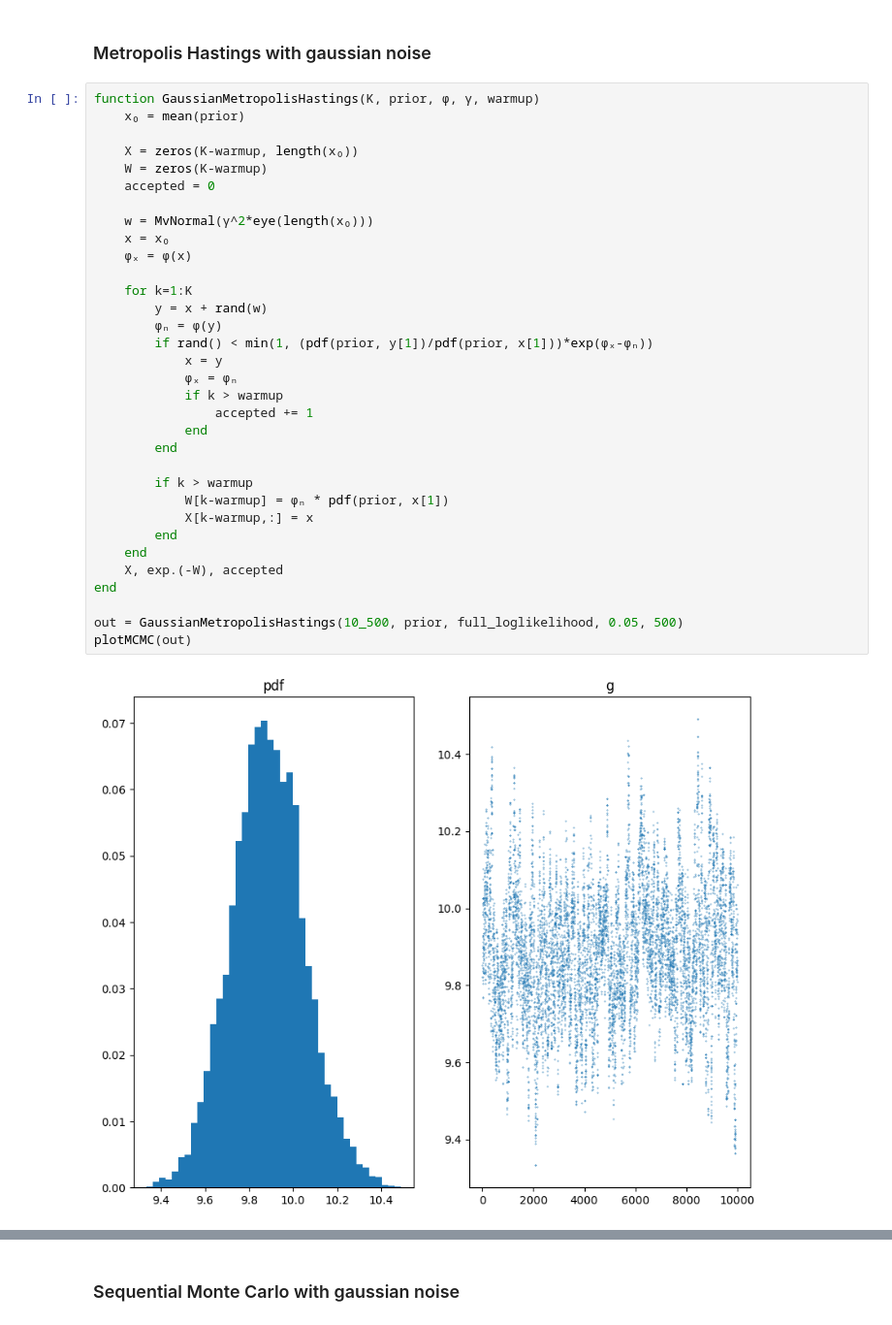
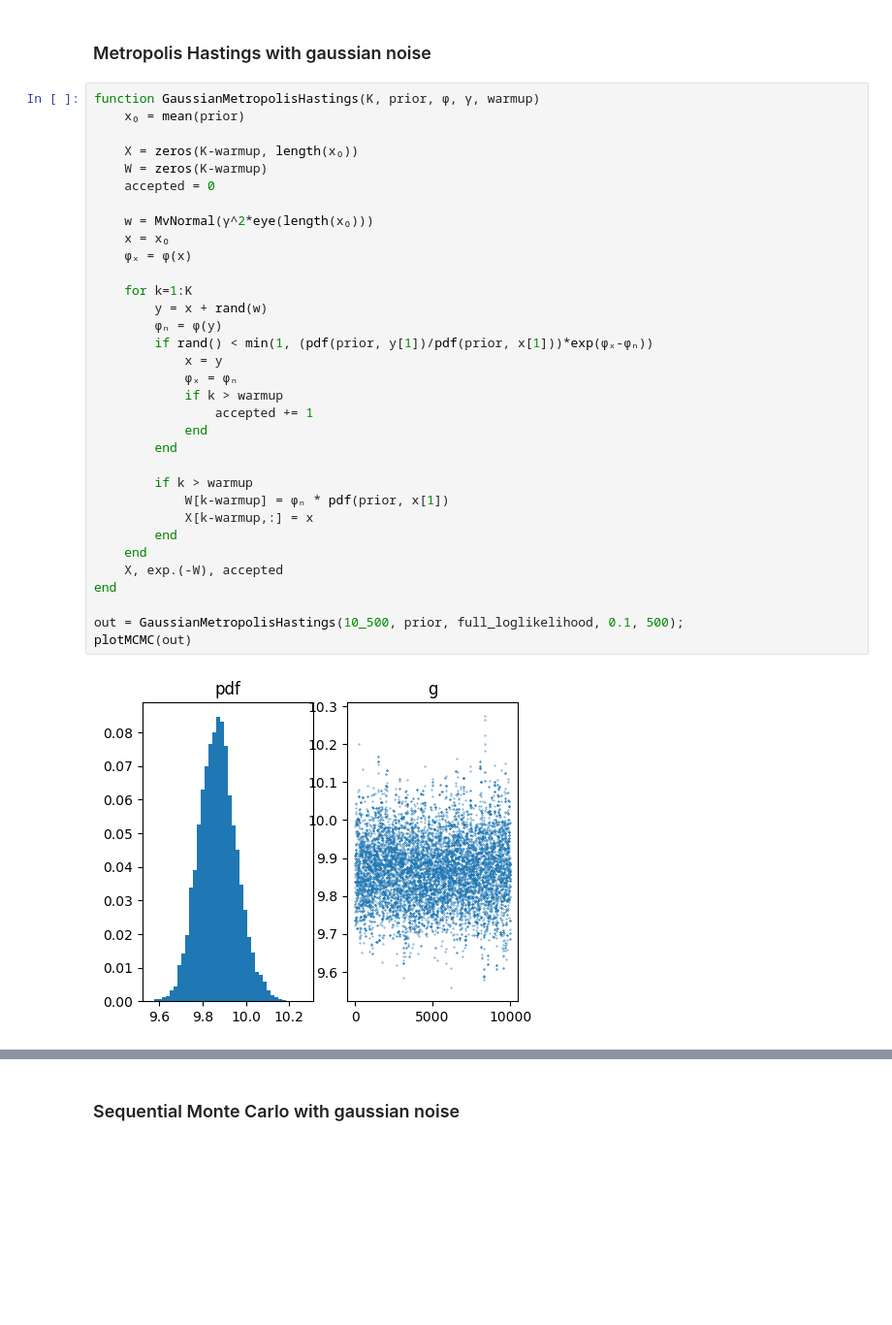
Before and after one commit to matthieubulte/smc, a Jupyter notebook: code/Results.ipynb, the cells around one changed output, grey strips where cells are left out. Shown at 97% size. Cells and saved outputs as stored; diff of their text form; blank space fills up the shorter version.

```diff
--- a/code/Results.ipynb
+++ b/code/Results.ipynb
@@ -83,32 +88,32 @@ function GaussianMetropolisHastings(K, prior, ϕ, γ, warmup)
 
     X = zeros(K-warmup, length(x₀))
     W = zeros(K-warmup)
     accepted = 0
 
     w = MvNormal(γ^2*eye(length(x₀)))
     x = x₀
     ϕₓ = ϕ(x)
 
     for k=1:K
         y = x + rand(w)
         ϕₙ = ϕ(y)
         if rand() < min(1, (pdf(prior, y[1])/pdf(prior, x[1]))*exp(ϕₓ-ϕₙ))
             x = y
             ϕₓ = ϕₙ
             if k > warmup
                 accepted += 1
             end
         end
 
         if k > warmup
             W[k-warmup] = ϕₙ * pdf(prior, x[1])
             X[k-warmup,:] = x
         end
     end
     X, exp.(-W), accepted
 end
 
-out = GaussianMetropolisHastings(10_500, prior, full_loglikelihood, 0.05, 500)
+out = GaussianMetropolisHastings(10_500, prior, full_loglikelihood, 0.1, 500);
 plotMCMC(out)
 # %% [output]
-[figure, old version]
+[figure, new version]
```
Also changed, not shown: parts of 24 cells of this notebook, 16 other files.
